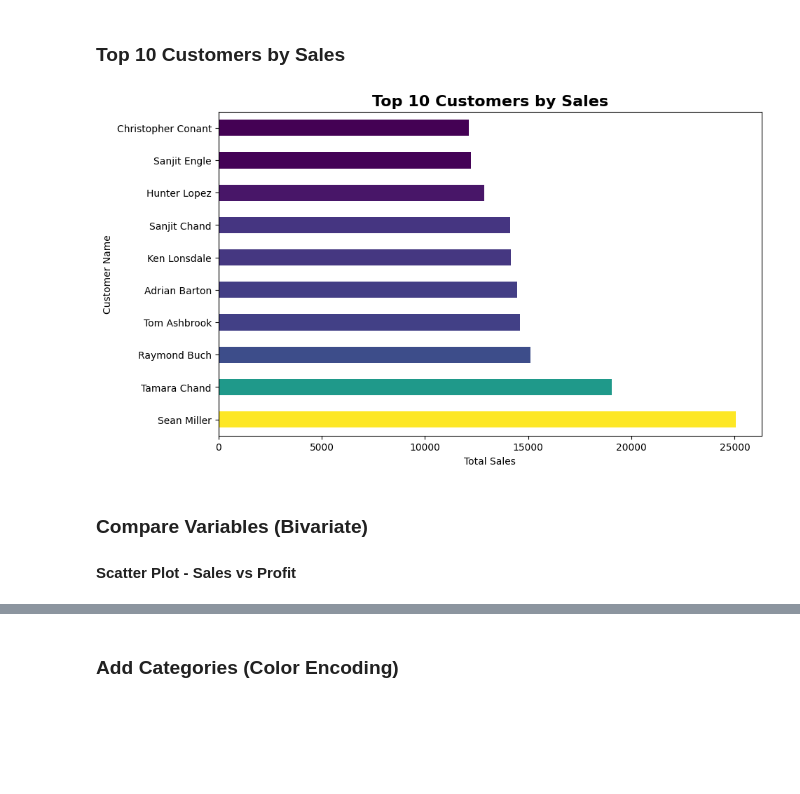
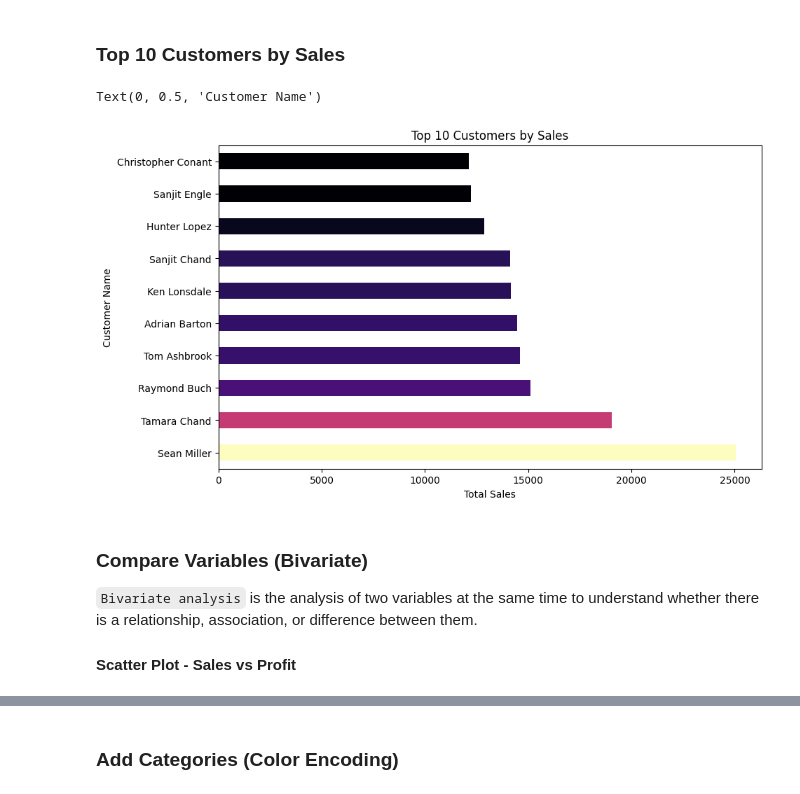
Before and after one commit to bonareri/data-science-class, a Jupyter notebook: 05-Python_for_Data_Science/08_Foundations_of_Matplotlib.ipynb, the cells around one changed output, grey strips where cells are left out. Saved outputs shown, nothing was run; the diff lists cells and outputs as text; code cells hidden in the pictures; blank space fills up the shorter version.

```diff
--- a/05-Python_for_Data_Science/08_Foundations_of_Matplotlib.ipynb
+++ b/05-Python_for_Data_Science/08_Foundations_of_Matplotlib.ipynb
@@ -279,29 +326,34 @@ plt.show()
 # %% [markdown]
 ### Top 10 Customers by Sales
-# %%
-import matplotlib.cm as cm
-import matplotlib.colors as mcolors
-
-# Top 10 customers by sales
-top_customers = df.groupby('Customer Name')['Sales'].sum().sort_values(ascending=False).head(10)
-
-# Normalize sales for color mapping
-norm = mcolors.Normalize(vmin=top_customers.min(), vmax=top_customers.max())
-colors = cm.viridis(norm(top_customers.values))
-
-# Plot the visualization
-ax = top_customers.plot(
-    kind = 'barh',
-    color = colors,
-    figsize=(10, 6),
-)
-
-ax.set_title('Top 10 Customers by Sales', fontsize=16, fontweight='bold')
-ax.set_xlabel('Total Sales')
-ax.set_ylabel('Customer Name')
-plt.show()
-# %% [output]
-[figure, removed]
+# %%
+import matplotlib.cm as cm
+import matplotlib.colors as mcolors
+
+# Top 10 customers by sales
+top_customers = df.groupby('Customer Name')['Sales'].sum().sort_values(ascending=False).head(10)
+
+
+# Normalize the sales for color mapping
+norm  =  mcolors.Normalize(vmin=top_customers.min(), vmax = top_customers.max())
+colors = cm.magma(norm(top_customers.values))
+
+# Plot the visualization
+ax = top_customers.plot(
+    kind = 'barh',
+    color = colors,
+    figsize = (10, 6)
+)
+
+# Customization
+ax.set_title('Top 10 Customers by Sales')
+ax.set_xlabel('Total Sales')
+ax.set_ylabel('Customer Name')
+# %% [output]
+Text(0, 0.5, 'Customer Name')
+[figure, added]
 # %% [markdown]
 ### Compare Variables (Bivariate)
+
+`Bivariate analysis` is the analysis of two variables at the same time to understand whether there is a relationship, association, or difference between them.
+
 #### Scatter Plot - Sales vs Profit
```
Also changed, not shown: parts of 52 cells of this notebook, 7 other files.
